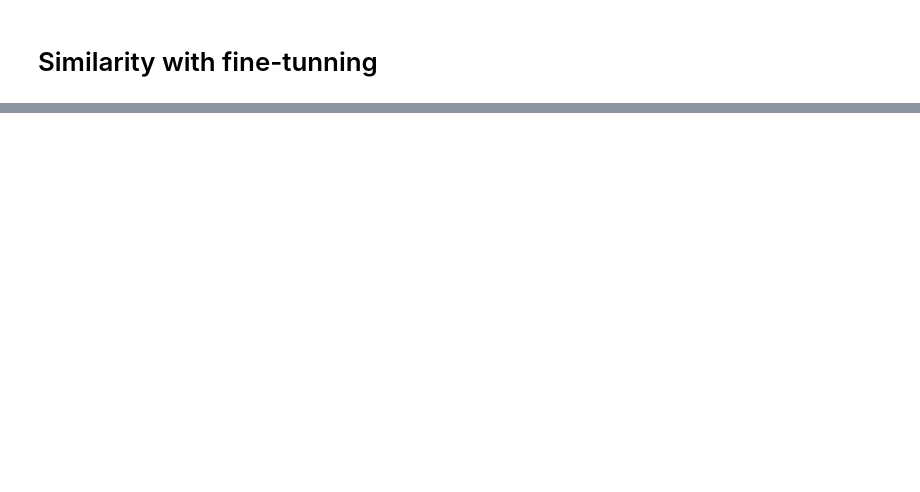
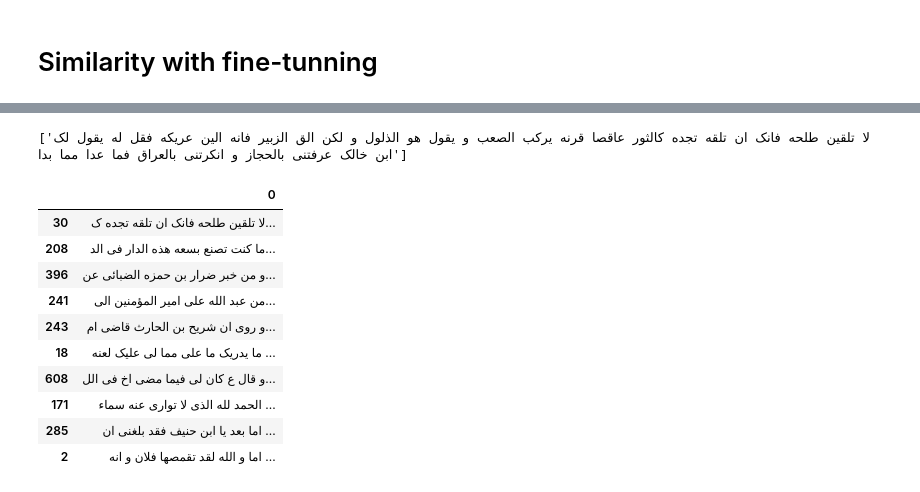
Before and after one commit to pam-lab/JupyterFiles, a Jupyter notebook: Similarity_BERT.ipynb, the cells around one changed output, grey strips where cells are left out. Saved outputs shown, nothing was run; the diff lists cells and outputs as text; code cells hidden in the pictures; blank space fills up the shorter version.

```diff
--- a/Similarity_BERT.ipynb
+++ b/Similarity_BERT.ipynb
@@ -348,0 +412,23 @@ verse_complete.iloc[most_similar]
+# %%
+mean_embedding = get_mean_embedding(model,list(nahj_complete_dict_nrmlz.values()))
+compare_to = 30
+
+most_similar=get_most_similar(mean_embedding, compare_to)
+
+verse_complete=pd.DataFrame(nahj_complete_dict_nrmlz.values())
+print(verse_complete.iloc[compare_to].values)
+
+verse_complete.iloc[most_similar]
+# %% [output]
+['لا تلقین طلحه فانک ان تلقه تجده کالثور عاقصا قرنه یرکب الصعب و یقول هو الذلول و لکن الق الزبیر فانه الین عریکه فقل له یقول لک ابن خالک عرفتنی بالحجاز و انکرتنی بالعراق فما عدا مما بدا']
+|  | 0 |
+| 30 | لا تلقین طلحه فانک ان تلقه تجده ک... |
+| 208 | ما کنت تصنع بسعه هذه الدار فی الد... |
+| 396 | و من خبر ضرار بن حمزه الضبائی‌ عن... |
+| 241 | من عبد الله علی امیر المؤمنین الی... |
+| 243 | و روی‌ ان شریح بن الحارث قاضی‌ ام... |
+| 18 | ما یدریک ما علی مما لی علیک لعنه ... |
+| 608 | و قال ع کان لی فیما مضی اخ فی الل... |
+| 171 | الحمد لله الذی لا تواری عنه سماء ... |
+| 285 | اما بعد یا ابن حنیف فقد بلغنی ان ... |
+| 2 | اما و الله لقد تقمصها فلان و انه ... |
```
Also changed, not shown: parts of 11 cells of this notebook.
